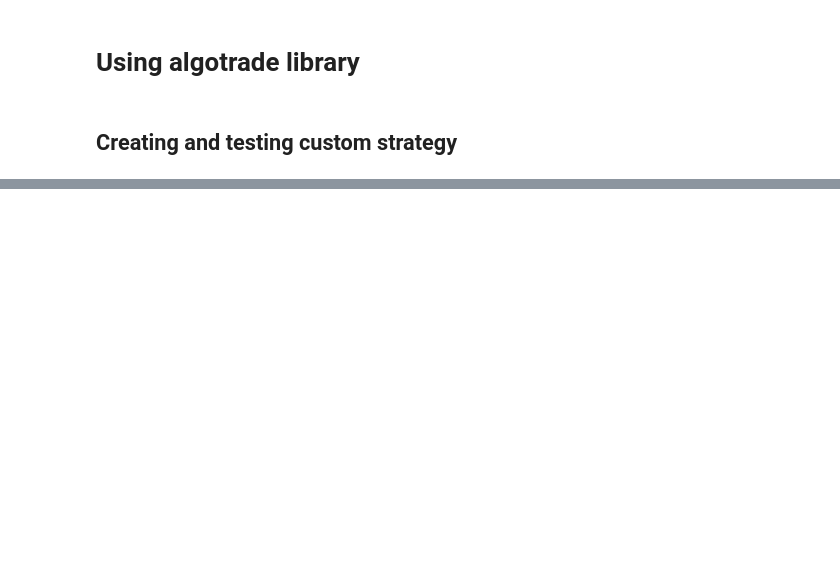
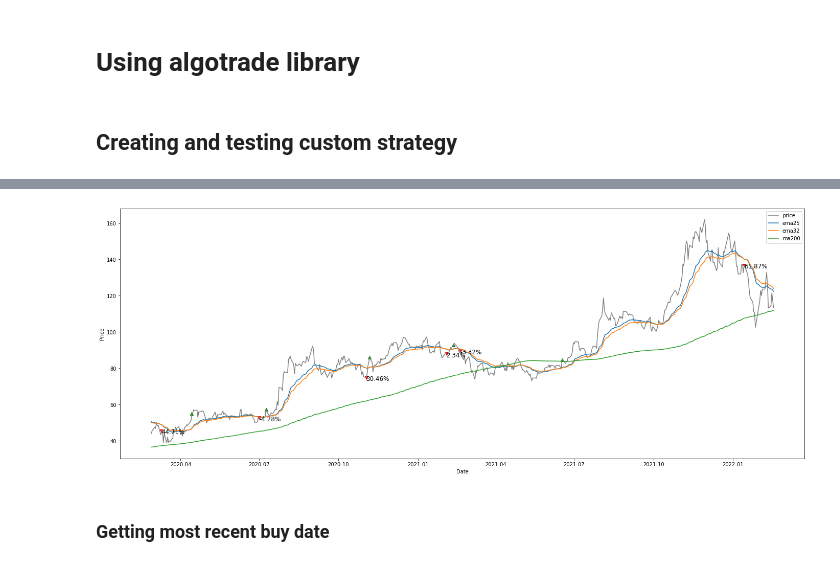
Before and after one commit to t4skmanag3r/algotrade, a Jupyter notebook: example.ipynb, the cells around one changed output, grey strips where cells are left out. Cells and saved outputs as stored; diff of their text form; code cells hidden in the pictures; blank space fills up the shorter version.

```diff
--- a/example.ipynb
+++ b/example.ipynb
@@ -53,0 +22,10 @@ test.stats
+# %%
+from algotrade.strategies import MovingAverageAnd200SMA# import strategy
+from ta.trend import ema_indicator # chose indicator from ta library
+
+# read built in doc for __init__ to see available arguments
+strategy = MovingAverageAnd200SMA(periods_short=25, periods_long=32, name='ema', indicator=ema_indicator)
+
+
+test = algotrade.testing.TestStrategy(ticker="AMD", strategy=strategy, start_date='2012-01-01') # Test strategy
+print(test) # to print stats
@@ -68,0 +39,6 @@ sell_dates:
+# %%
+test.plotBuySell(days=500, display_strategy=True) # plot strategy on chart
+# %% [output]
+[figure, added]
+# %% [markdown]
+### Getting most recent buy date
```
Also changed, not shown: parts of 11 cells of this notebook.
